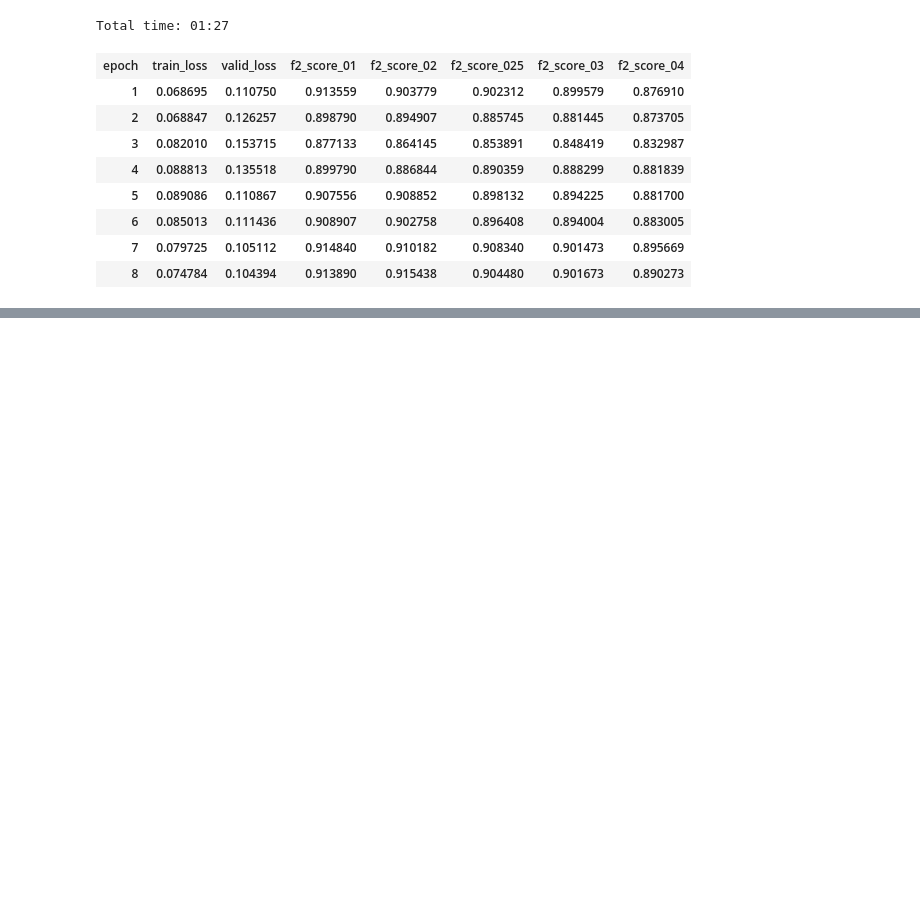
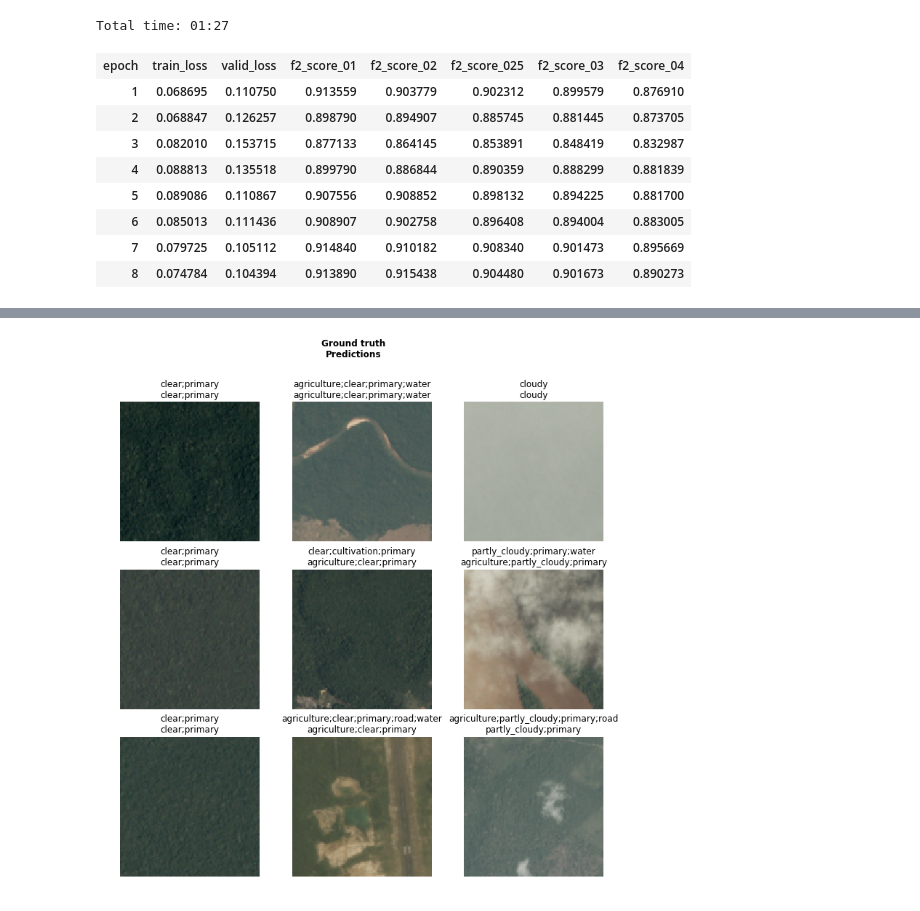
Before and after one commit to hoftherose/NN2Course, a Jupyter notebook: Planetas/Planetas.ipynb, the cells around one changed output, grey strips where cells are left out. Cells and saved outputs as stored; diff of their text form; code cells hidden in the pictures; blank space fills up the shorter version.

```diff
--- a/Planetas/Planetas.ipynb
+++ b/Planetas/Planetas.ipynb
@@ -144,5 +144,5 @@ Total time: 01:27
 | 7 | 0.079725 | 0.105112 | 0.914840 | 0.910182 | 0.908340 | 0.901473 | 0.895669 |
 | 8 | 0.074784 | 0.104394 | 0.913890 | 0.915438 | 0.904480 | 0.901673 | 0.890273 |
 # %%
-learner =
+learner = fv.create_cnn(data, fv.models.resnet101, metrics=metrics)
 learner.load(f"stage3-r101-160")
@@ -149,2 +167,4 @@ learner.load(f"stage3-r101-160")
 # %%
-learn.show_results(rows=3)
+learner.show_results(rows=3)
+# %% [output]
+[figure, added]
```
Also changed, not shown: parts of 1 cell of this notebook, 3 other files.
